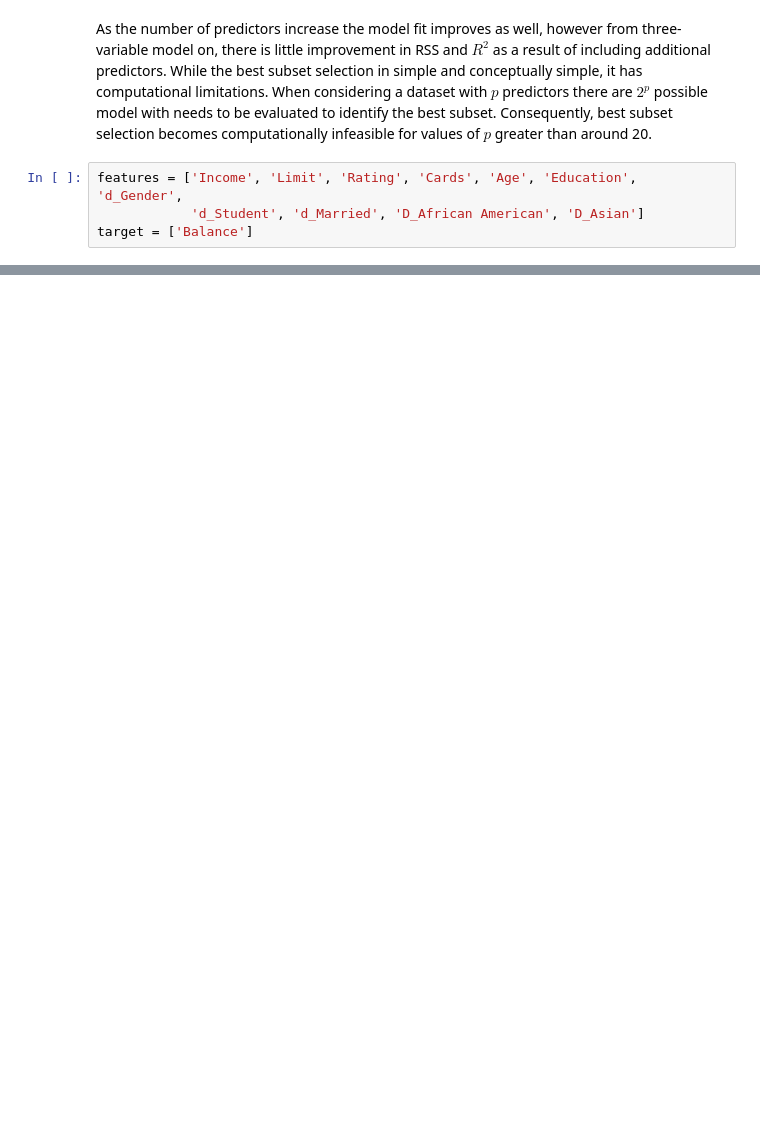
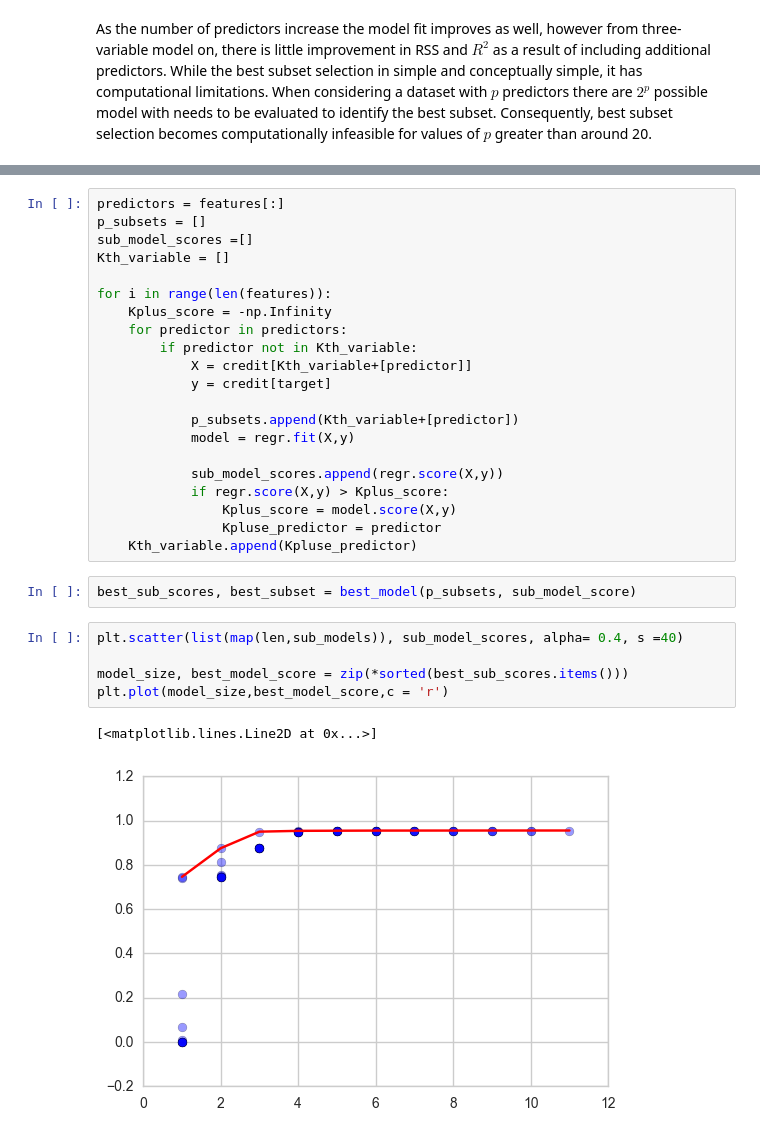
Before and after one commit to tharug/ISLR-Notes-Python-Code, a Jupyter notebook: 6. Linear Model Selection and Regularization.ipynb, the cells around one changed output, grey strips where cells are left out. Saved outputs shown, nothing was run; the diff lists cells and outputs as text; blank space fills up the shorter version.

```diff
--- a/6. Linear Model Selection and Regularization.ipynb
+++ b/6. Linear Model Selection and Regularization.ipynb
@@ -195,7 +126,3 @@ Text(0,0.5,'Mean Sum of Squares')
 # %% [markdown]
 As the number of predictors increase the model fit improves as well, however from three-variable model on, there is little improvement in RSS and $R^2$ as a result of including additional predictors.
 While the best subset selection in simple and conceptually simple, it has computational limitations. When considering a dataset with $p$ predictors there are $2^p$ possible model with needs to be evaluated to identify the best subset. Consequently, best subset selection becomes computationally infeasible for values of $p$ greater than around 20.
-# %%
-features = ['Income', 'Limit', 'Rating', 'Cards', 'Age', 'Education', 'd_Gender',
-            'd_Student', 'd_Married', 'D_African American', 'D_Asian']
-target = ['Balance']
@@ -243,0 +132,31 @@ c_scores
+# %%
+predictors = features[:]
+p_subsets = []
+sub_model_scores =[]
+Kth_variable = []
+
+for i in range(len(features)):
+    Kplus_score = -np.Infinity
+    for predictor in predictors:
+        if predictor not in Kth_variable:
+            X = credit[Kth_variable+[predictor]]
+            y = credit[target]
+
+            p_subsets.append(Kth_variable+[predictor])
+            model = regr.fit(X,y)
+
+            sub_model_scores.append(regr.score(X,y))
+            if regr.score(X,y) > Kplus_score:
+                Kplus_score = model.score(X,y)
+                Kpluse_predictor = predictor
+    Kth_variable.append(Kpluse_predictor)
+# %%
+best_sub_scores, best_subset = best_model(p_subsets, sub_model_score)
+# %%
+plt.scatter(list(map(len,sub_models)), sub_model_scores, alpha= 0.4, s =40)
+
+model_size, best_model_score = zip(*sorted(best_sub_scores.items()))
+plt.plot(model_size,best_model_score,c = 'r')
+# %% [output]
+[<matplotlib.lines.Line2D at 0x...>]
+[figure, added]
```
Also changed, not shown: parts of 37 cells of this notebook.
